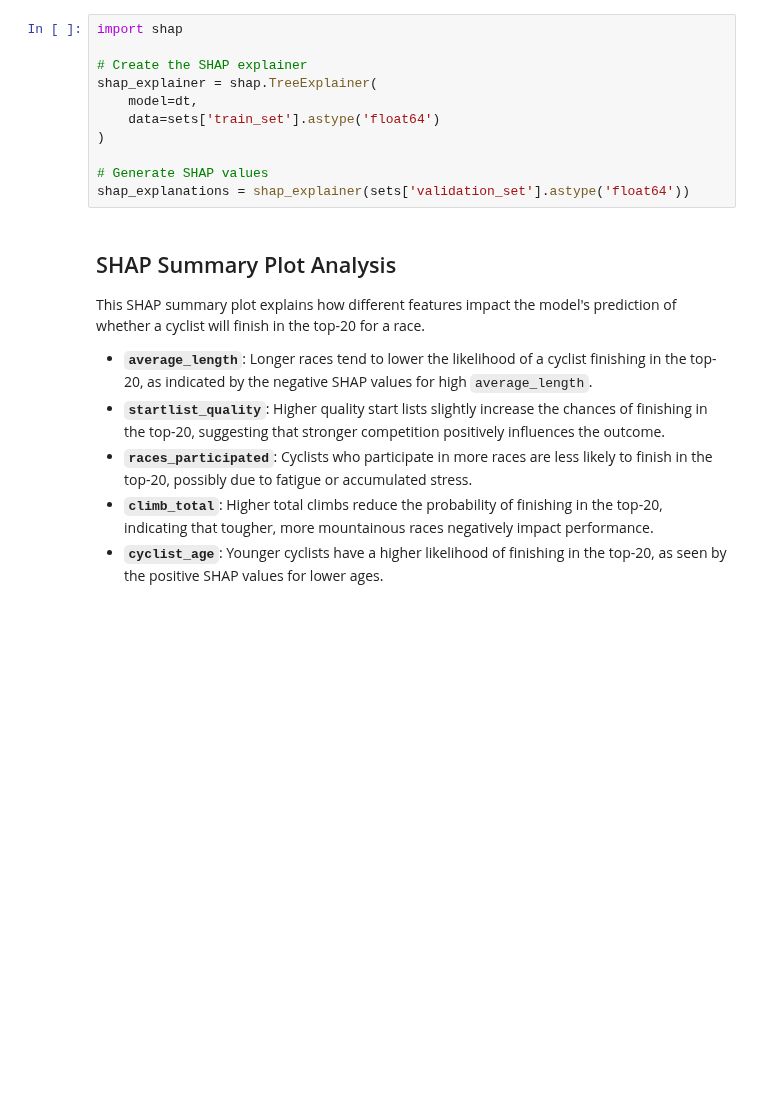
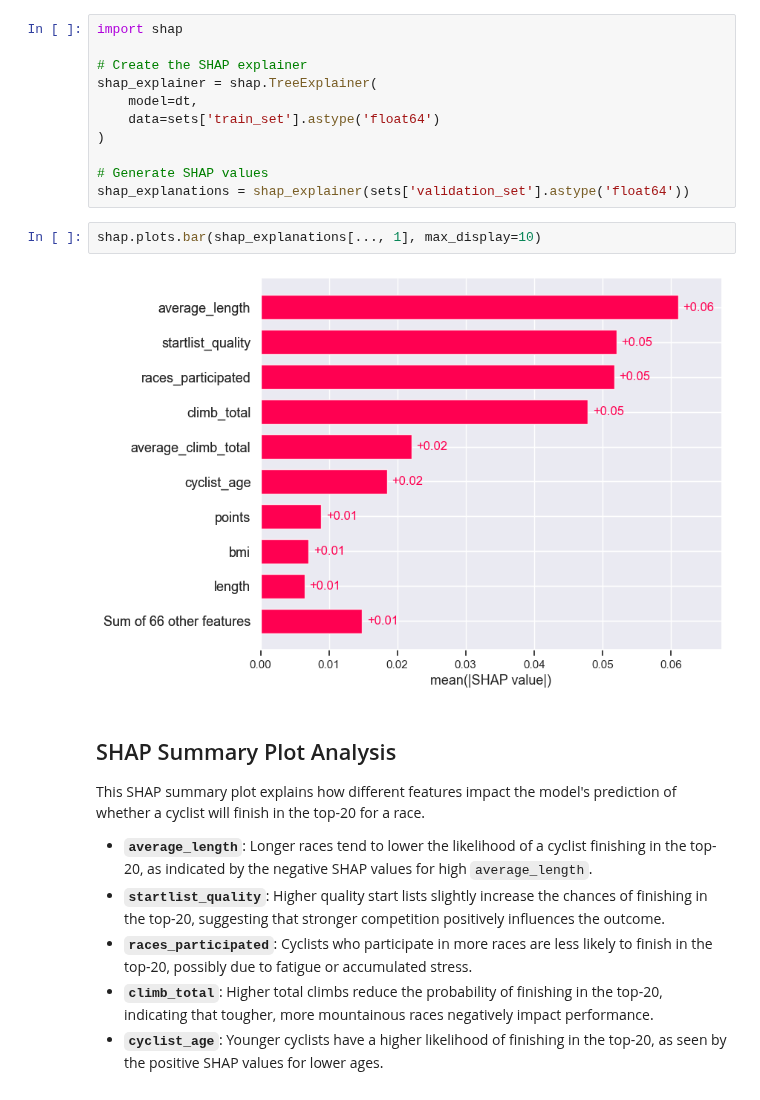
Before and after one commit to Emahhh/dm-project, a Jupyter notebook: explaination.ipynb, the cells around one changed output. Drawn from its saved outputs; the diff is of its cells as text; blank space fills up the shorter version.

Commit message:
added shap.plots.bar

```diff
--- a/explaination.ipynb
+++ b/explaination.ipynb
@@ -84,6 +81,10 @@ shap_explainer = shap.TreeExplainer(
 
 # Generate SHAP values
 shap_explanations = shap_explainer(sets['validation_set'].astype('float64'))
+# %%
+shap.plots.bar(shap_explanations[..., 1], max_display=10)
+# %% [output]
+[figure, added]
 # %% [markdown]
 ## SHAP Summary Plot Analysis
 
```
Also changed, not shown: parts of 2 cells of this notebook.
